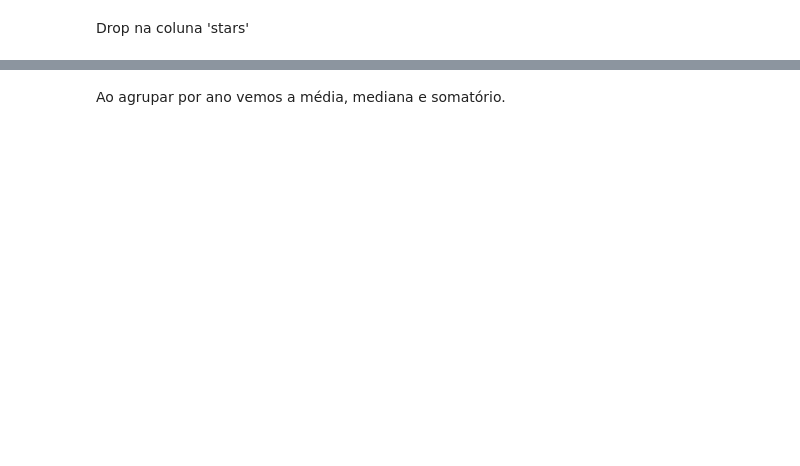
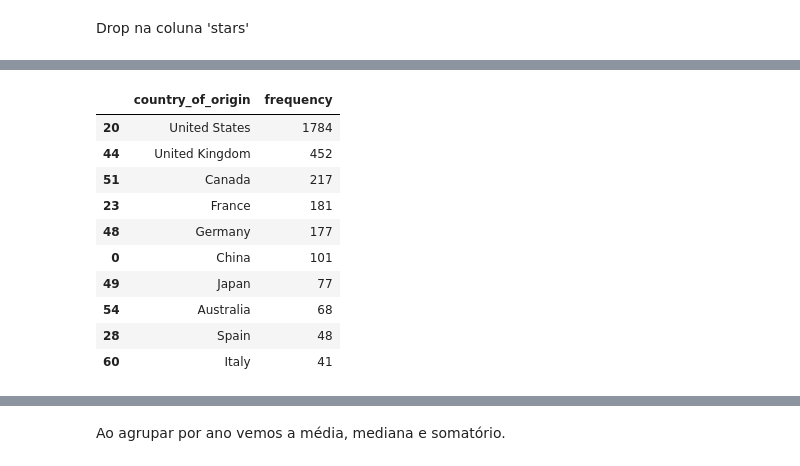
Before and after one commit to MatBrands/ADA-Exploratory_Data_Analysis, a Jupyter notebook: notebooks/edas/matheus.ipynb, the cells around one changed output, grey strips where cells are left out. Drawn from its saved outputs; the diff is of its cells as text; code cells hidden in the pictures; blank space fills up the shorter version.

```diff
--- a/notebooks/edas/matheus.ipynb
+++ b/notebooks/edas/matheus.ipynb
@@ -95,0 +152,14 @@ df.drop(columns='stars', inplace=True)
+# %%
+list_of_country_origin.sort_values('frequency', ascending=False).head(10)
+# %% [output]
+|  | country_of_origin | frequency |
+| 20 | United States | 1784 |
+| 44 | United Kingdom | 452 |
+| 51 | Canada | 217 |
+| 23 | France | 181 |
+| 48 | Germany | 177 |
+| 0 | China | 101 |
+| 49 | Japan | 77 |
+| 54 | Australia | 68 |
+| 28 | Spain | 48 |
+| 60 | Italy | 41 |
```
Also changed, not shown: parts of 13 cells of this notebook.
